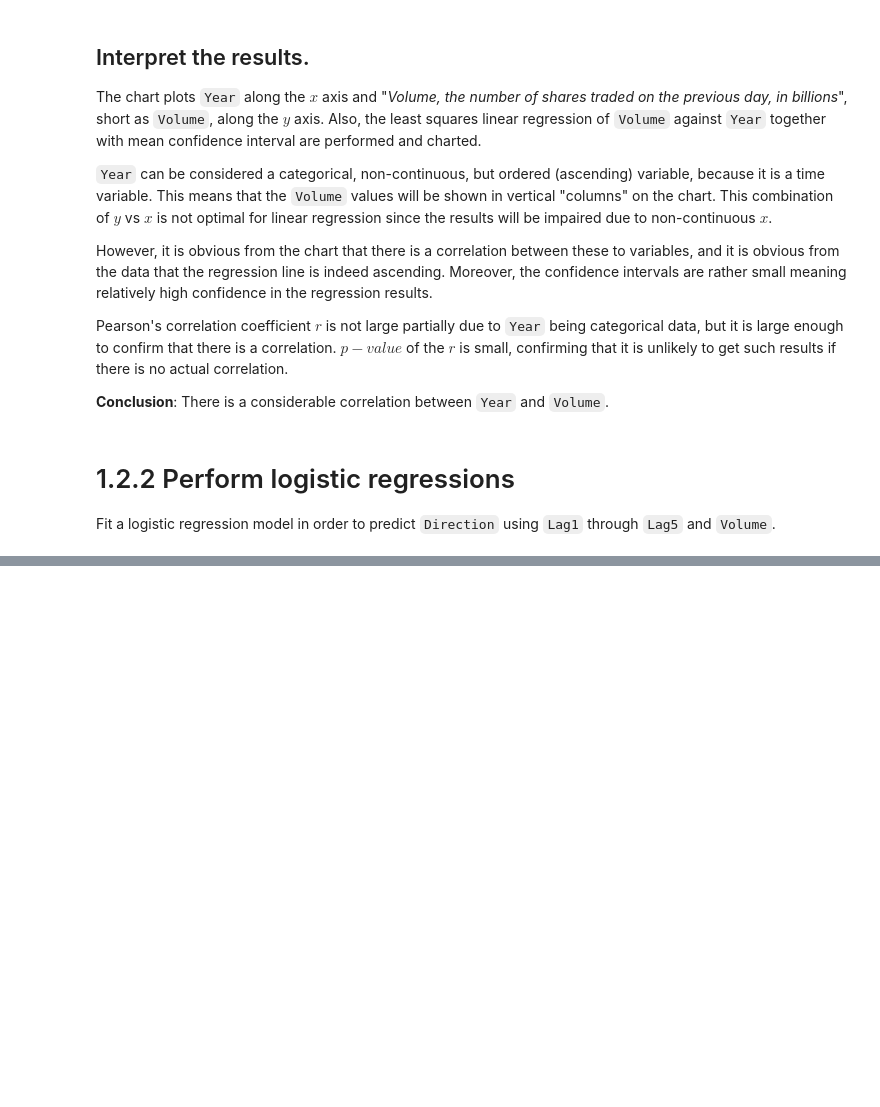
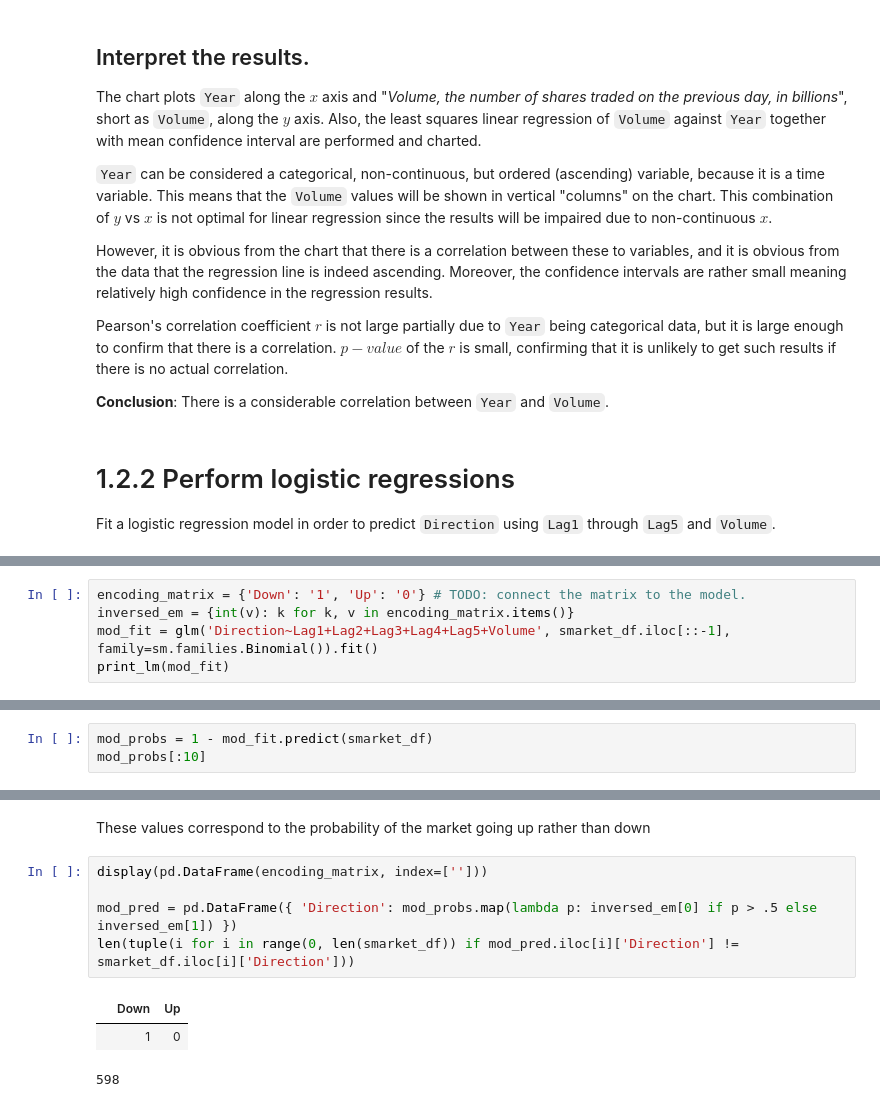
Before and after one commit to shevchenkobn/ml-practice, a Jupyter notebook: a4/a4.ipynb, the cells around one changed output, grey strips where cells are left out. Saved outputs shown, nothing was run; the diff lists cells and outputs as text; blank space fills up the shorter version.

Commit message:
[WIP] Analysing precision of the model.

```diff
--- a/a4/a4.ipynb
+++ b/a4/a4.ipynb
@@ -217,0 +221,5 @@ Fit a logistic regression model in order to predict `Direction` using `Lag1` thr
+# %%
+encoding_matrix = {'Down': '1', 'Up': '0'} # TODO: connect the matrix to the model.
+inversed_em = {int(v): k for k, v in encoding_matrix.items()}
+mod_fit = glm('Direction~Lag1+Lag2+Lag3+Lag4+Lag5+Volume', smarket_df.iloc[::-1], family=sm.families.Binomial()).fit()
+print_lm(mod_fit)
@@ -217,0 +254,3 @@ Fit a logistic regression model in order to predict `Direction` using `Lag1` thr
+# %%
+mod_probs = 1 - mod_fit.predict(smarket_df)
+mod_probs[:10]
@@ -217,0 +269,11 @@ Fit a logistic regression model in order to predict `Direction` using `Lag1` thr
+# %% [markdown]
+These values correspond to the probability of the market going up rather than down
+# %%
+display(pd.DataFrame(encoding_matrix, index=['']))
+
+mod_pred = pd.DataFrame({ 'Direction': mod_probs.map(lambda p: inversed_em[0] if p > .5 else inversed_em[1]) })
+len(tuple(i for i in range(0, len(smarket_df)) if mod_pred.iloc[i]['Direction'] != smarket_df.iloc[i]['Direction']))
+# %% [output]
+|  | Down | Up |
+|  | 1 | 0 |
+598
```
Also changed, not shown: parts of 6 cells of this notebook, 1 other file.
